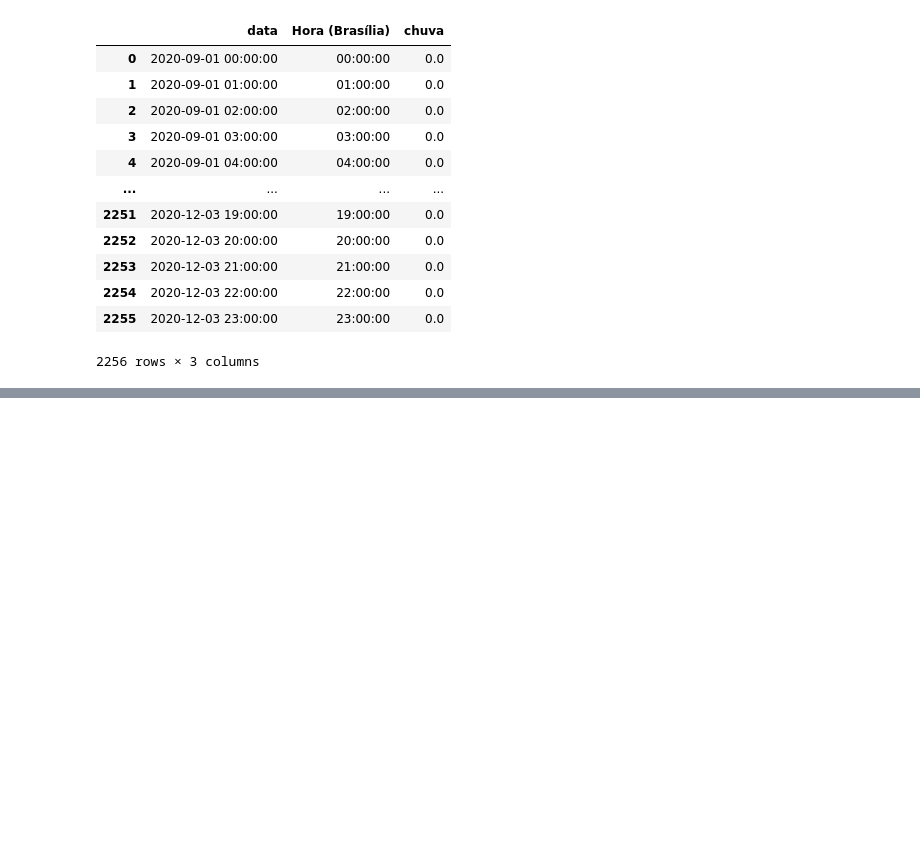
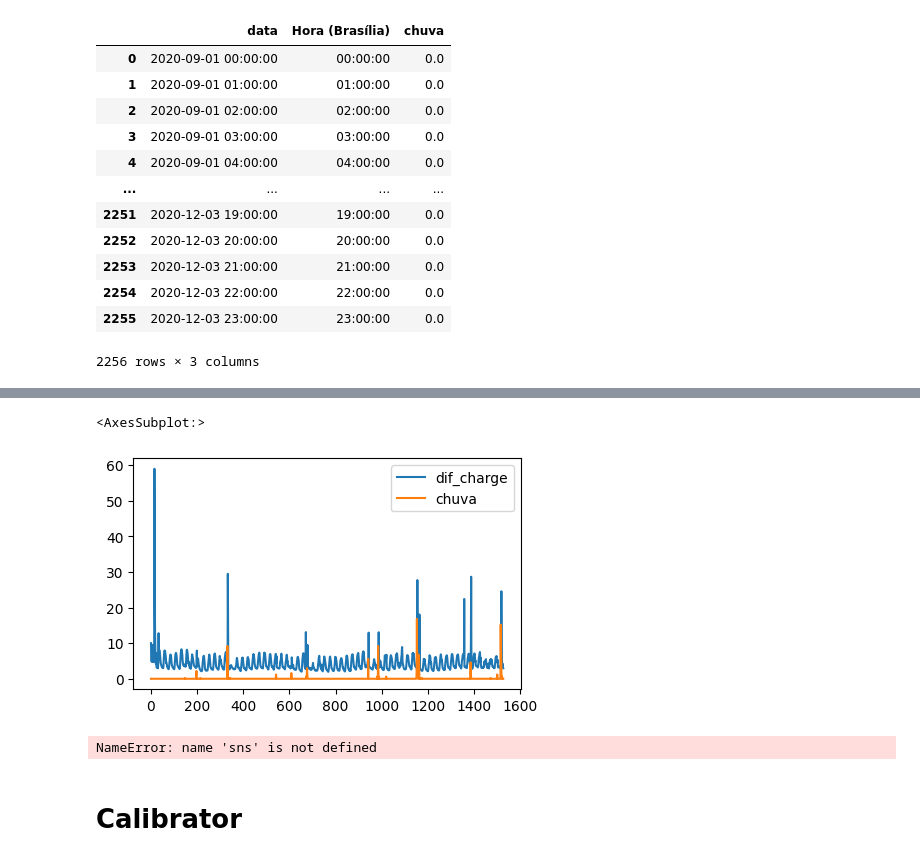
Before and after one commit to FollowingTheRabbit/Rain, a Jupyter notebook: src/analyse.ipynb, the cells around one changed output, grey strips where cells are left out. Drawn from its saved outputs; the diff is of its cells as text; code cells hidden in the pictures; blank space fills up the shorter version.

```diff
--- a/src/analyse.ipynb
+++ b/src/analyse.ipynb
@@ -95,0 +124,23 @@ dados_df[['air_humidity_100']].plot()
+# %%
+fig, ax = plt.subplots(figsize=(5,3))
+#plt.subplot(121)
+(dados_df[['dif_charge']]/20).plot(ax=ax)
+#dados_df[['piezo_temperature']].plot(ax=ax)
+#dados_df[['air_temperature_100']].plot(ax=ax)
+
+#plt.subplot(122)
+(dados_df[['chuva']]).plot(ax=ax)
+#(dados_df[['piezo_charge']]/10000).plot(ax=ax2)
+#dados_df[['num_of_resets']].plot(ax=ax2)
+
+
+#ax = plt.hist(sensor_df.piezo_charge)
+# %% [output]
+<AxesSubplot:>
+[figure, added]
+# %%
+#ax = dados_df.loc[810:1100].chuva.plot()
+#(dados_df.loc[810:1100,['piezo_charge']]/10000).plot(ax=ax)
+sns.scatterplot(data=dados_df.loc[810:1100], x='piezo_charge', y='chuva', hue='num_of_resets')
+# %% [output]
+NameError: name 'sns' is not defined
@@ -95,0 +157,2 @@ dados_df[['air_humidity_100']].plot()
+# %% [markdown]
+# Calibrator
```
Also changed, not shown: parts of 31 cells of this notebook.
